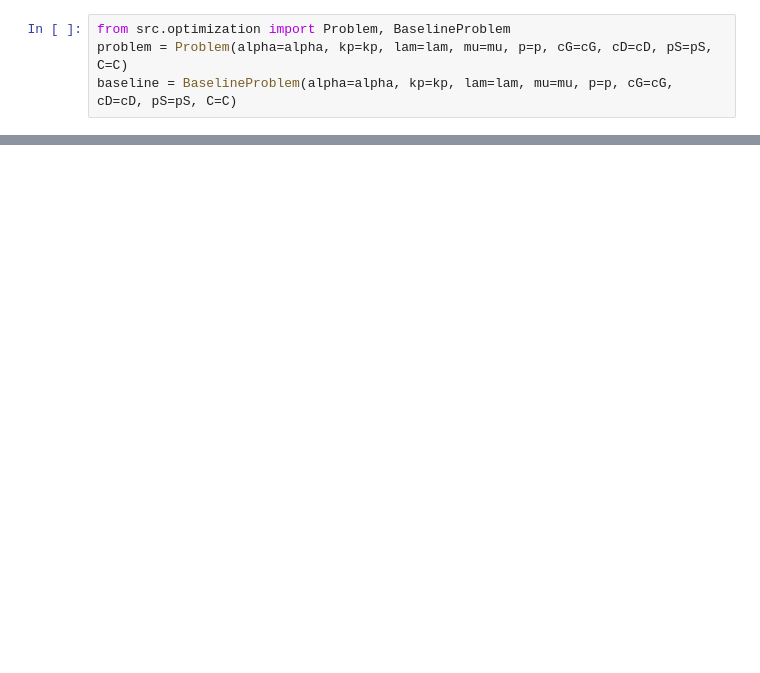
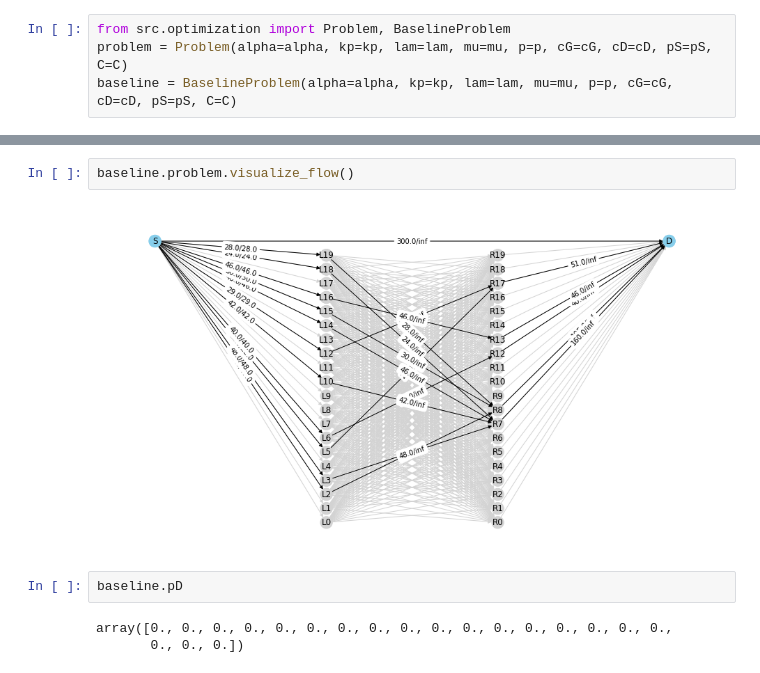
Before and after one commit to youlei202/research-Battery-MEC, a Jupyter notebook: simulation.ipynb, the cells around one changed output, grey strips where cells are left out. Cells and saved outputs as stored; diff of their text form; blank space fills up the shorter version.

```diff
--- a/simulation.ipynb
+++ b/simulation.ipynb
@@ -113,0 +114,9 @@ problem.subproblem_1.visualize_flow()
+# %%
+baseline.problem.visualize_flow()
+# %% [output]
+[figure, added]
+# %%
+baseline.pD
+# %% [output]
+array([0., 0., 0., 0., 0., 0., 0., 0., 0., 0., 0., 0., 0., 0., 0., 0., 0.,
+       0., 0., 0.])
```
Also changed, not shown: parts of 5 cells of this notebook.
